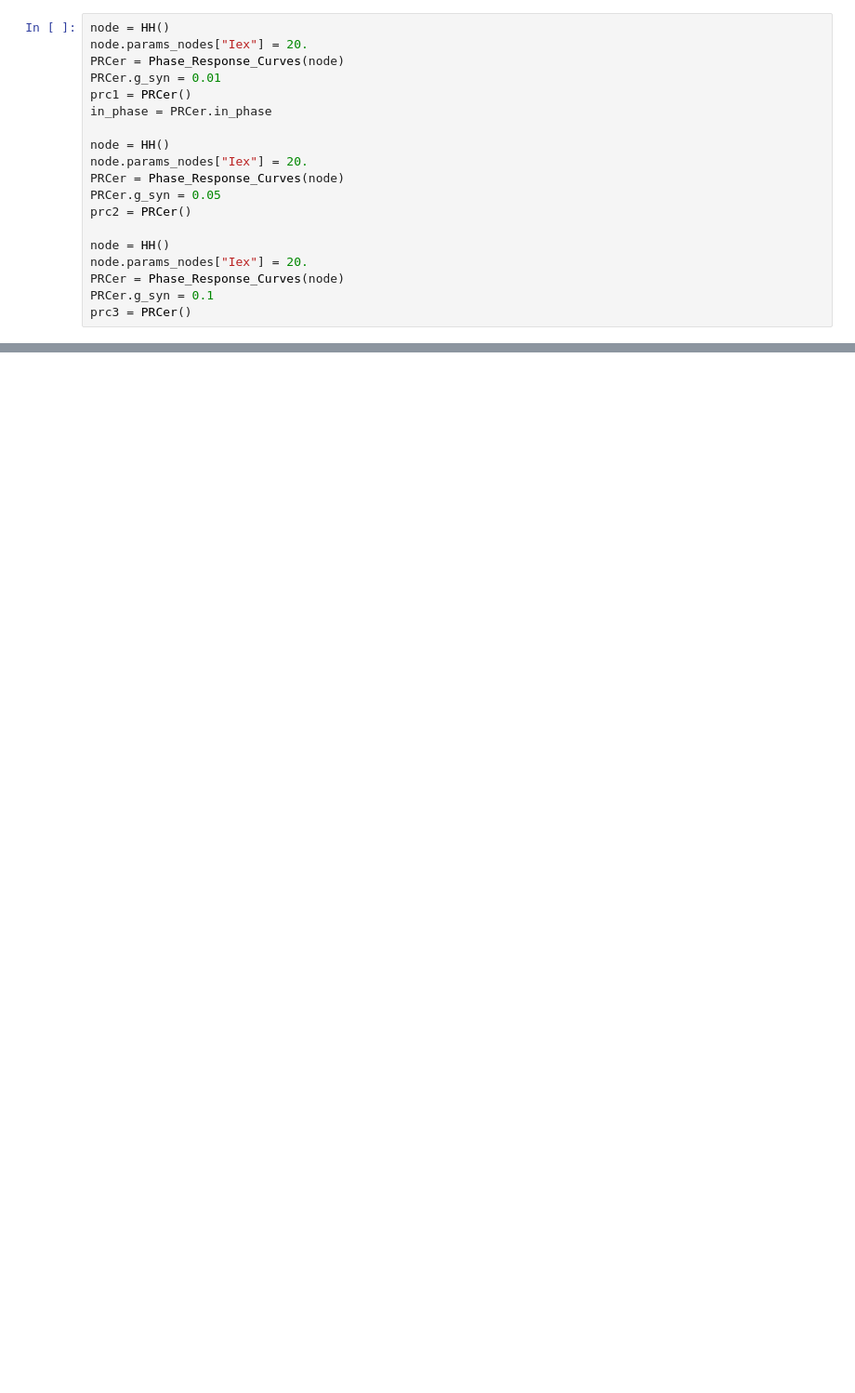
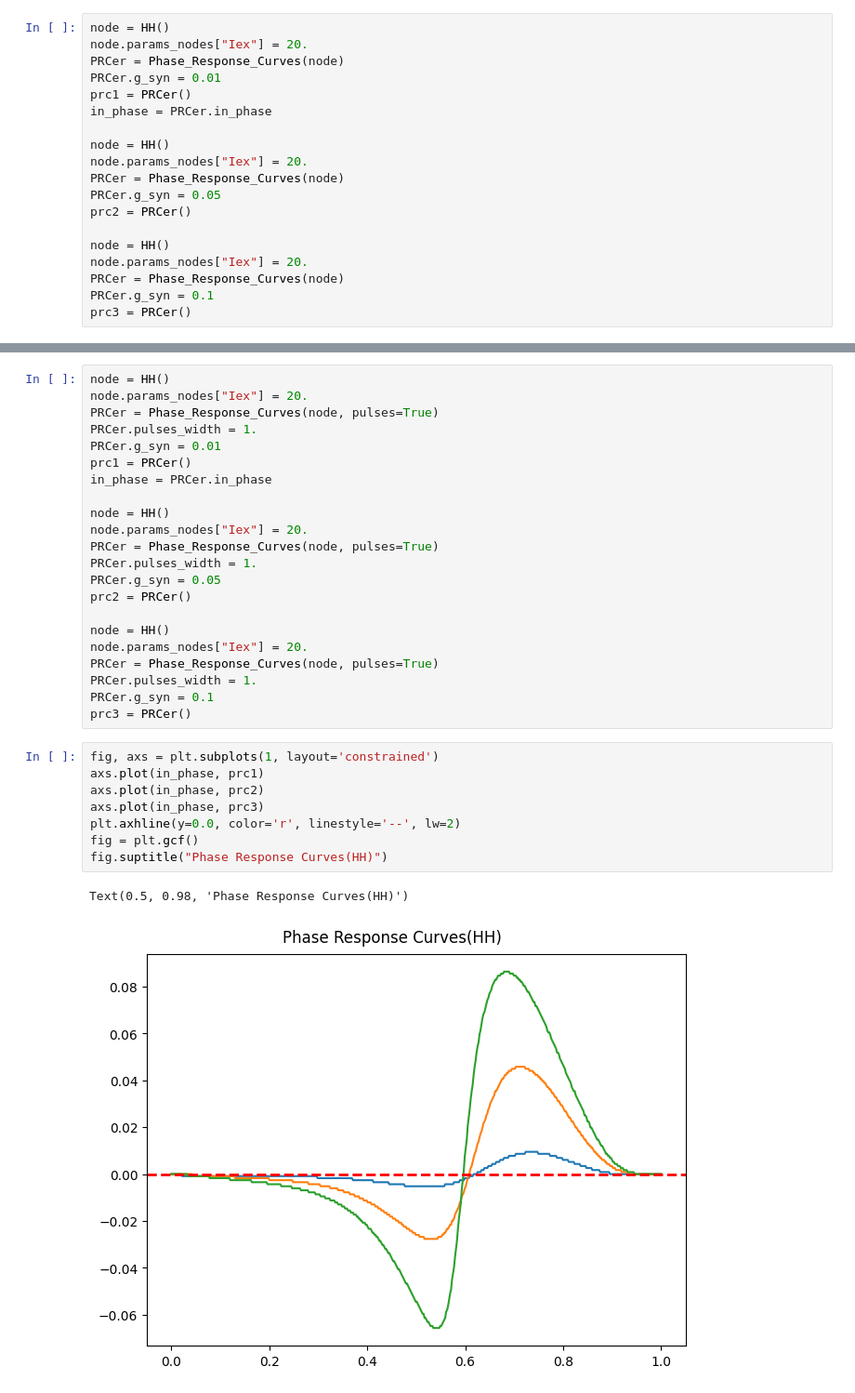
Before and after one commit to wuwywu/dynPy, a Jupyter notebook: examples/prc/prc_HH.ipynb, the cells around one changed output, grey strips where cells are left out. Shown: that part at 93% size. Cells and saved outputs as stored; diff of their text form; blank space fills up the shorter version.

```diff
--- a/examples/prc/prc_HH.ipynb
+++ b/examples/prc/prc_HH.ipynb
@@ -52,0 +70,33 @@ Text(0.5, 0.98, 'Phase Response Curves(HH)')
+# %%
+node = HH()
+node.params_nodes["Iex"] = 20.
+PRCer = Phase_Response_Curves(node, pulses=True)
+PRCer.pulses_width = 1.
+PRCer.g_syn = 0.01
+prc1 = PRCer()
+in_phase = PRCer.in_phase
+
+node = HH()
+node.params_nodes["Iex"] = 20.
+PRCer = Phase_Response_Curves(node, pulses=True)
+PRCer.pulses_width = 1.
+PRCer.g_syn = 0.05
+prc2 = PRCer()
+
+node = HH()
+node.params_nodes["Iex"] = 20.
+PRCer = Phase_Response_Curves(node, pulses=True)
+PRCer.pulses_width = 1.
+PRCer.g_syn = 0.1
+prc3 = PRCer()
+# %%
+fig, axs = plt.subplots(1, layout='constrained')
+axs.plot(in_phase, prc1)
+axs.plot(in_phase, prc2)
+axs.plot(in_phase, prc3)
+plt.axhline(y=0.0, color='r', linestyle='--', lw=2)
+fig = plt.gcf()
+fig.suptitle("Phase Response Curves(HH)")
+# %% [output]
+Text(0.5, 0.98, 'Phase Response Curves(HH)')
+[figure, added]
```
Also changed, not shown: parts of 5 cells of this notebook, 6 other files.
